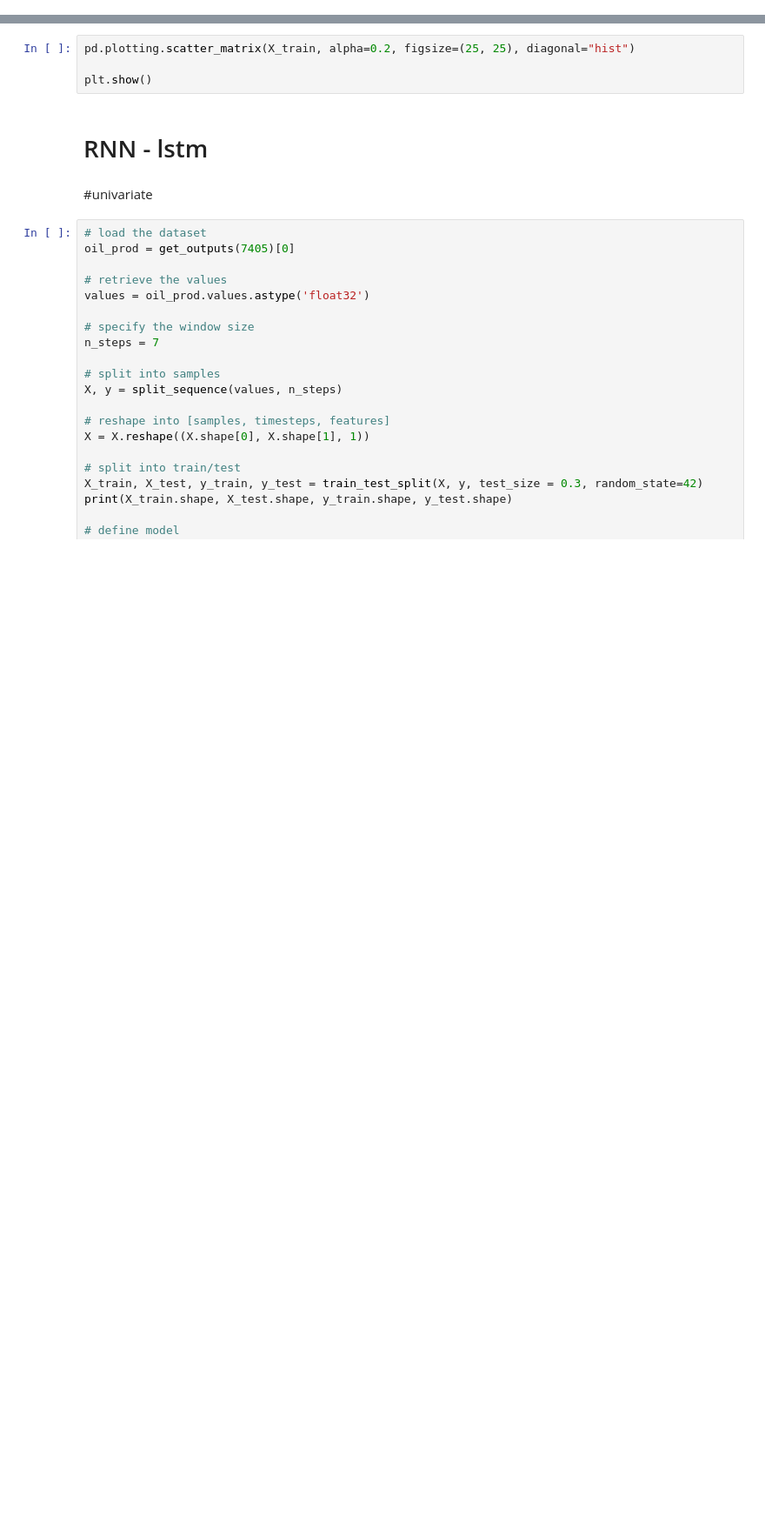
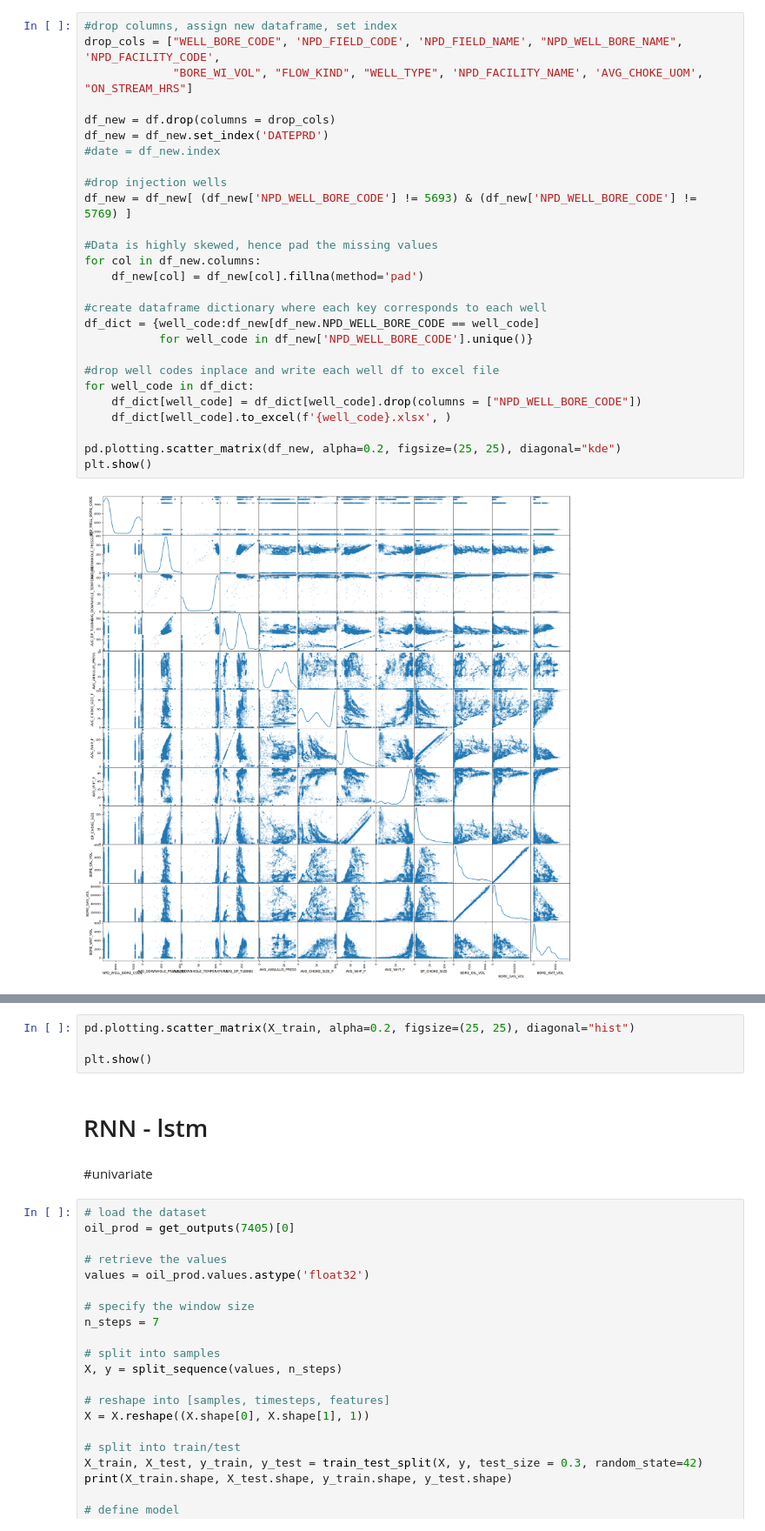
Before and after one commit to topefolorunso/NN-Based-Oil-Prediction-Model-w-Time-Series-Forecasting, a Jupyter notebook: 507_508/data_prep.ipynb, the cells around one changed output, grey strips where cells are left out. Shown at 87% size. Saved outputs shown, nothing was run; the diff lists cells and outputs as text; blank space fills up the shorter version.

```diff
--- a/507_508/data_prep.ipynb
+++ b/507_508/data_prep.ipynb
@@ -86,0 +19,29 @@ dict_keys([7405, 7078, 5599, 5351, 7289])
+# %%
+#drop columns, assign new dataframe, set index
+drop_cols = ["WELL_BORE_CODE", 'NPD_FIELD_CODE', 'NPD_FIELD_NAME', "NPD_WELL_BORE_NAME", 'NPD_FACILITY_CODE',
+             "BORE_WI_VOL", "FLOW_KIND", "WELL_TYPE", 'NPD_FACILITY_NAME', 'AVG_CHOKE_UOM', "ON_STREAM_HRS"]
+
+df_new = df.drop(columns = drop_cols)
+df_new = df_new.set_index('DATEPRD')
+#date = df_new.index
+
+#drop injection wells
+df_new = df_new[ (df_new['NPD_WELL_BORE_CODE'] != 5693) & (df_new['NPD_WELL_BORE_CODE'] != 5769) ]
+
+#Data is highly skewed, hence pad the missing values
+for col in df_new.columns:
+    df_new[col] = df_new[col].fillna(method='pad')
+
+#create dataframe dictionary where each key corresponds to each well
+df_dict = {well_code:df_new[df_new.NPD_WELL_BORE_CODE == well_code]
+           for well_code in df_new['NPD_WELL_BORE_CODE'].unique()}
+
+#drop well codes inplace and write each well df to excel file
+for well_code in df_dict:
+    df_dict[well_code] = df_dict[well_code].drop(columns = ["NPD_WELL_BORE_CODE"])
+    df_dict[well_code].to_excel(f'{well_code}.xlsx', )
+
+pd.plotting.scatter_matrix(df_new, alpha=0.2, figsize=(25, 25), diagonal="kde")
+plt.show()
+# %% [output]
+[figure, added]
```
Also changed, not shown: parts of 7 cells of this notebook.
